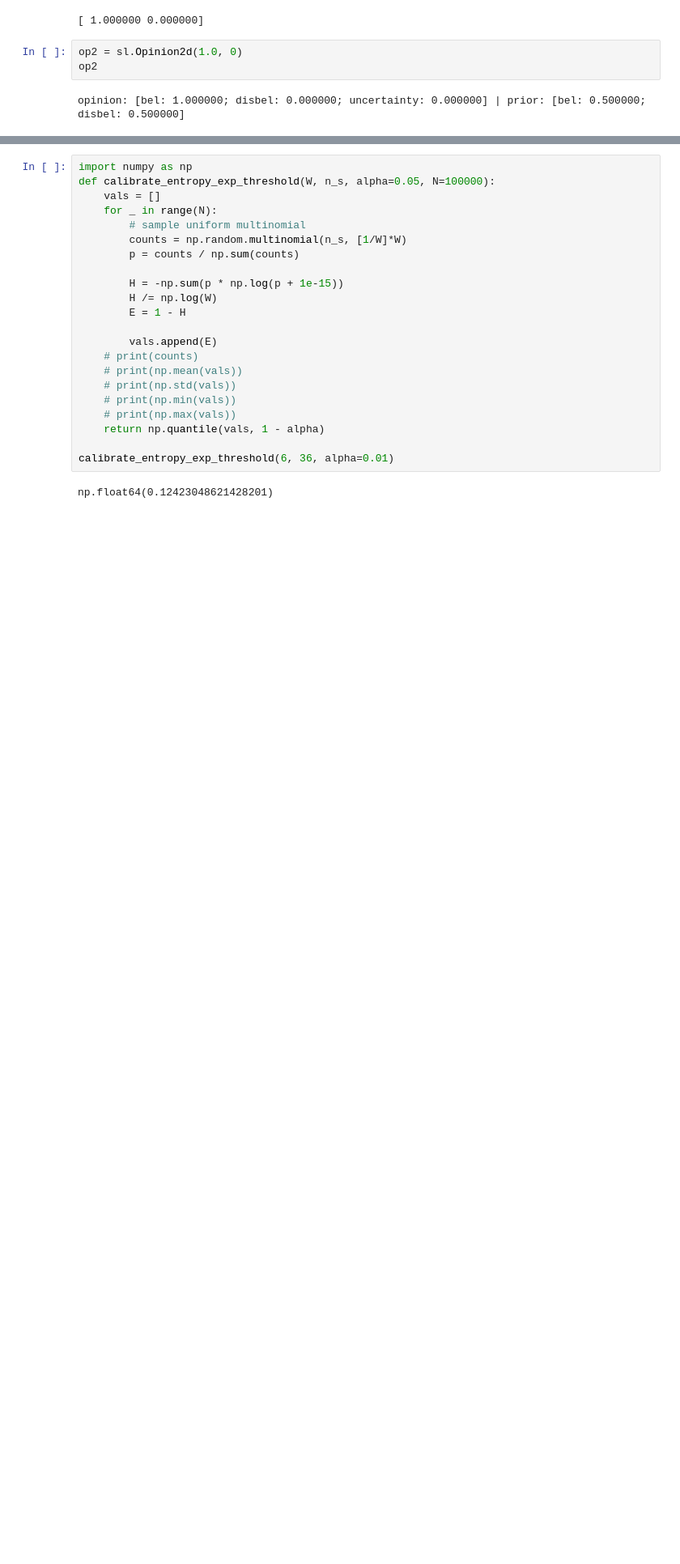
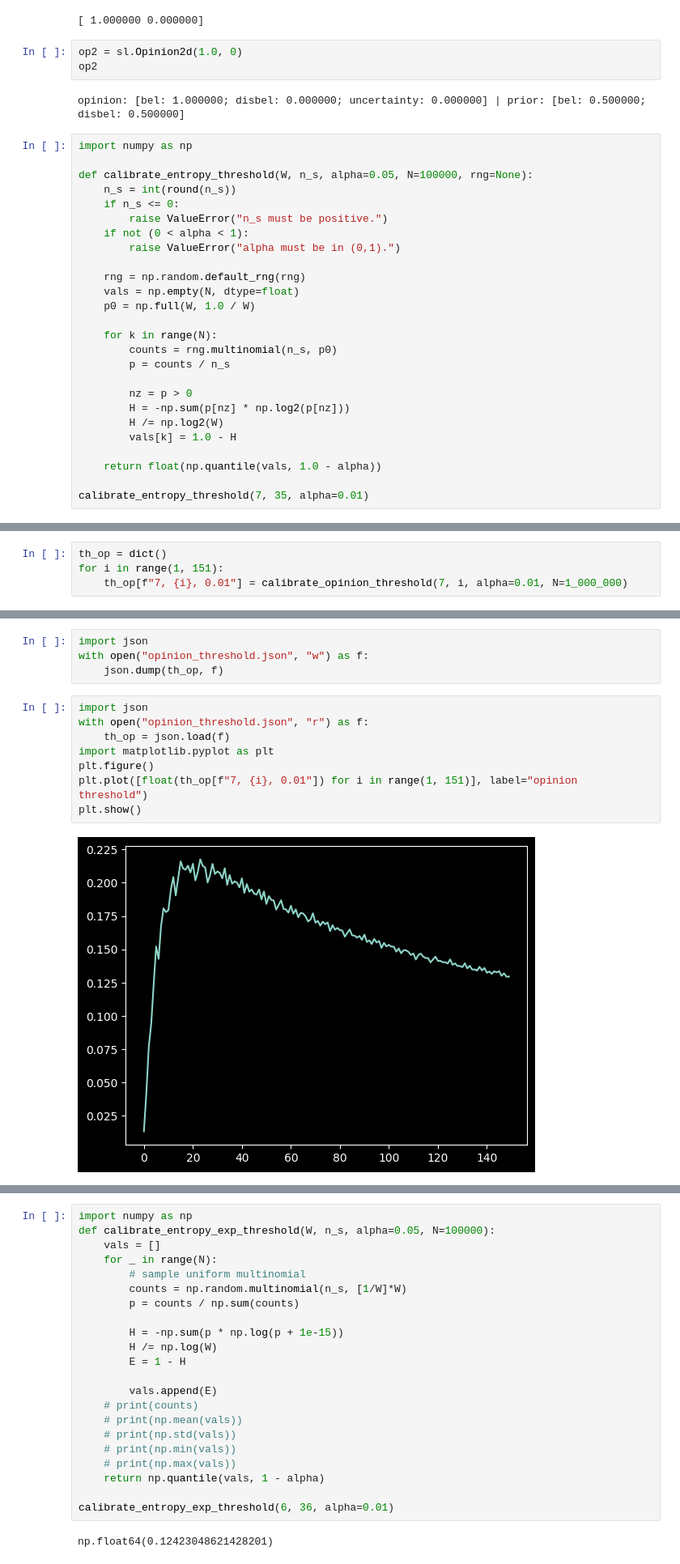
Before and after one commit to uulm-mrm/aduulm-stonesoup, a Jupyter notebook: aduulm_scripts/misc/test_eslimpp.ipynb, the cells around one changed output, grey strips where cells are left out. Shown at 81% size. Drawn from its saved outputs; the diff is of its cells as text; blank space fills up the shorter version.

Commit message:
cleaned up V3 with dynamic thresholds

```diff
--- a/aduulm_scripts/misc/test_eslimpp.ipynb
+++ b/aduulm_scripts/misc/test_eslimpp.ipynb
@@ -462,3 +479,29 @@ op2 = sl.Opinion2d(1.0, 0)
 op2
 # %% [output]
 opinion: [bel: 1.000000; disbel: 0.000000; uncertainty: 0.000000] | prior: [bel: 0.500000; disbel: 0.500000]
+# %%
+import numpy as np
+
+def calibrate_entropy_threshold(W, n_s, alpha=0.05, N=100000, rng=None):
+    n_s = int(round(n_s))
+    if n_s <= 0:
+        raise ValueError("n_s must be positive.")
+    if not (0 < alpha < 1):
+        raise ValueError("alpha must be in (0,1).")
+
+    rng = np.random.default_rng(rng)
+    vals = np.empty(N, dtype=float)
+    p0 = np.full(W, 1.0 / W)
+
+    for k in range(N):
+        counts = rng.multinomial(n_s, p0)
+        p = counts / n_s
+
+        nz = p > 0
+        H = -np.sum(p[nz] * np.log2(p[nz]))
+        H /= np.log2(W)
+        vals[k] = 1.0 - H
+
+    return float(np.quantile(vals, 1.0 - alpha))
+
+calibrate_entropy_threshold(7, 35, alpha=0.01)
@@ -492,3 +537,7 @@ import json
 th = dict()
 for i in range(1, 151):
     th[f"7, {i}, 0.01"] = calibrate_entropy_threshold(7, i, alpha=0.01)
+# %%
+th_op = dict()
+for i in range(1, 151):
+    th_op[f"7, {i}, 0.01"] = calibrate_opinion_threshold(7, i, alpha=0.01, N=1_000_000)
@@ -496,2 +564,16 @@ for i in range(1, 151):
 with open("entropy_threshold.json", "w") as f:
     json.dump(th, f)
+# %%
+import json
+with open("opinion_threshold.json", "w") as f:
+    json.dump(th_op, f)
+# %%
+import json
+with open("opinion_threshold.json", "r") as f:
+    th_op = json.load(f)
+import matplotlib.pyplot as plt
+plt.figure()
+plt.plot([float(th_op[f"7, {i}, 0.01"]) for i in range(1, 151)], label="opinion threshold")
+plt.show()
+# %% [output]
+[figure, added]
```
Also changed, not shown: parts of 12 cells of this notebook, 3 other files.
